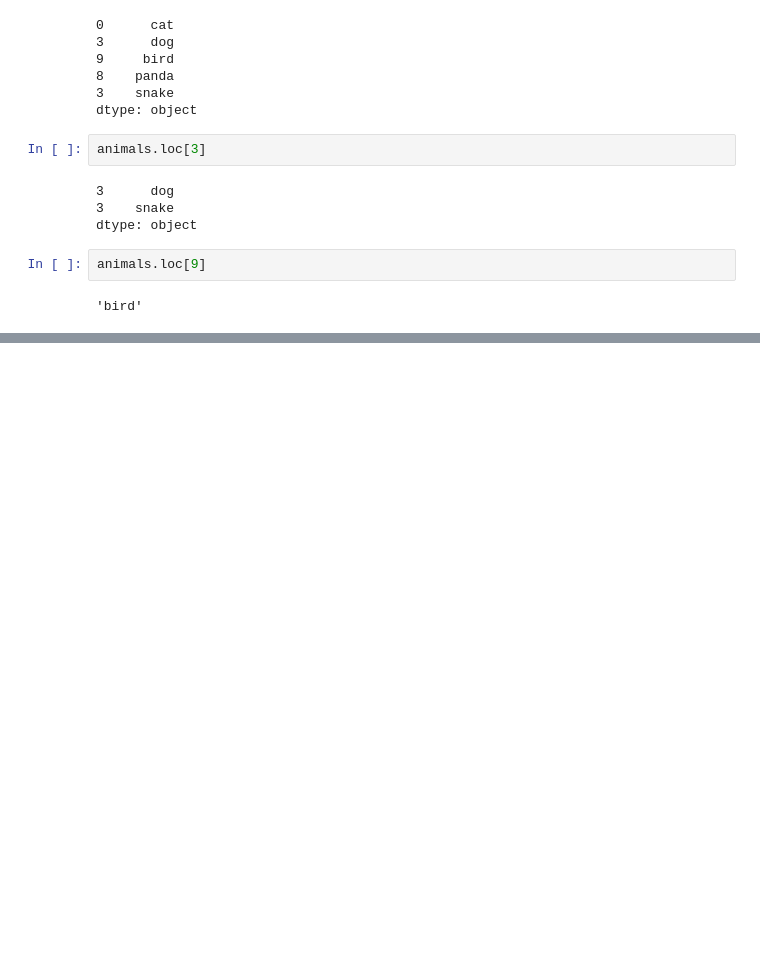
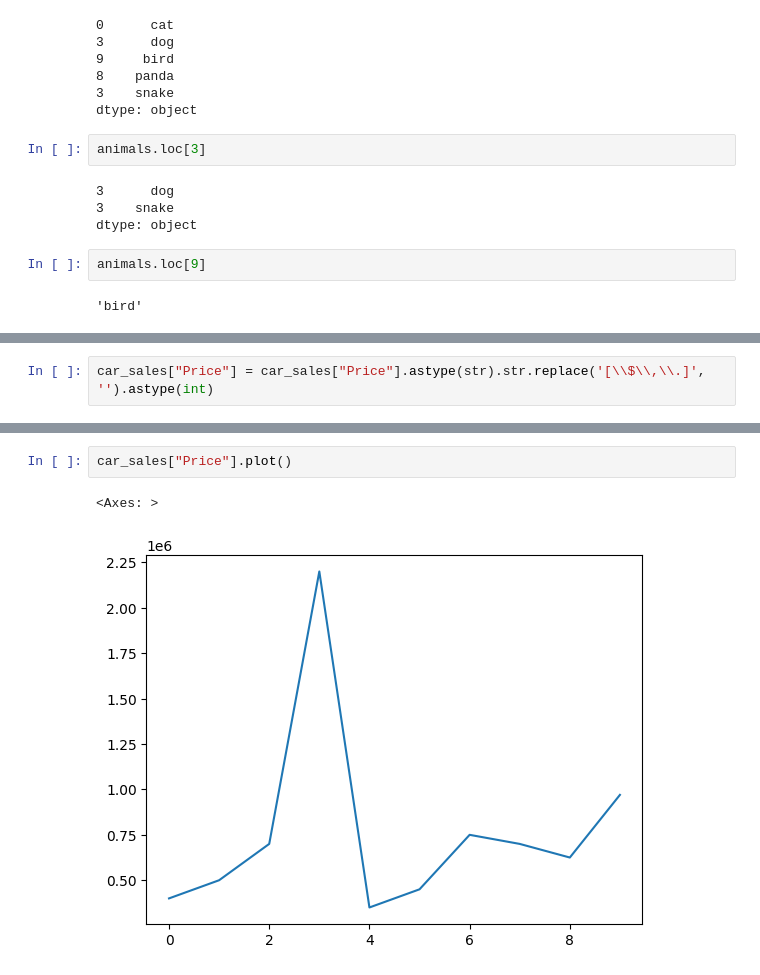
Before and after one commit to codergirlruby10/Pandas, a Jupyter notebook: Pandas.ipynb, the cells around one changed output, grey strips where cells are left out. Saved outputs shown, nothing was run; the diff lists cells and outputs as text; blank space fills up the shorter version.

```diff
--- a/Pandas.ipynb
+++ b/Pandas.ipynb
@@ -201,0 +325,2 @@ animals.loc[9]
+# %%
+car_sales["Price"] = car_sales["Price"].astype(str).str.replace('[\\$\\,\\.]', '').astype(int)
@@ -201,0 +341,5 @@ animals.loc[9]
+# %%
+car_sales["Price"].plot()
+# %% [output]
+<Axes: >
+[figure, added]
```
Also changed, not shown: parts of 15 cells of this notebook.
